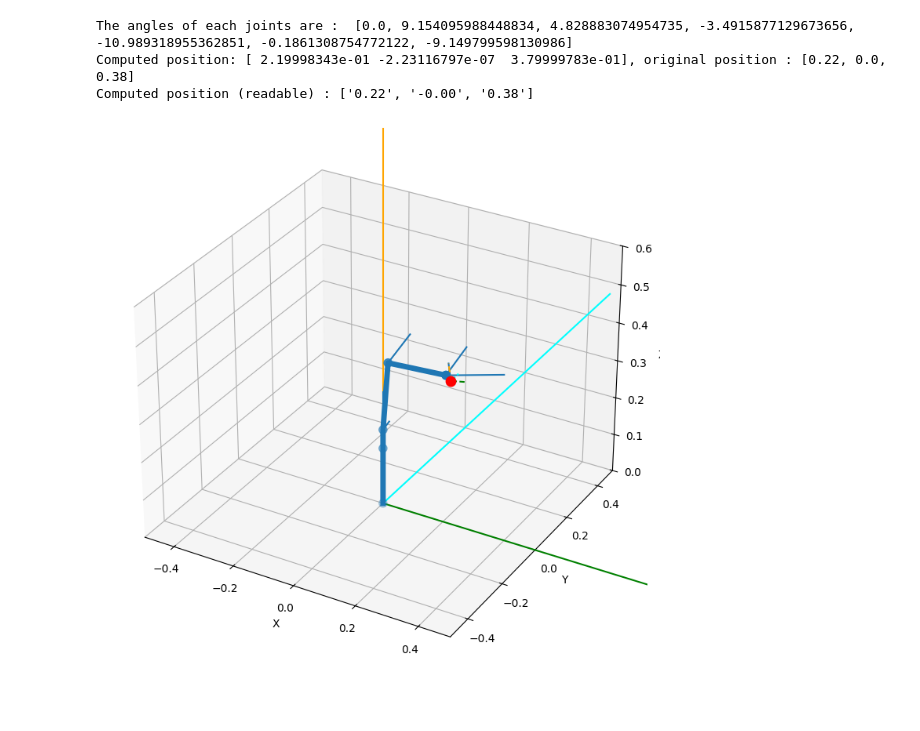
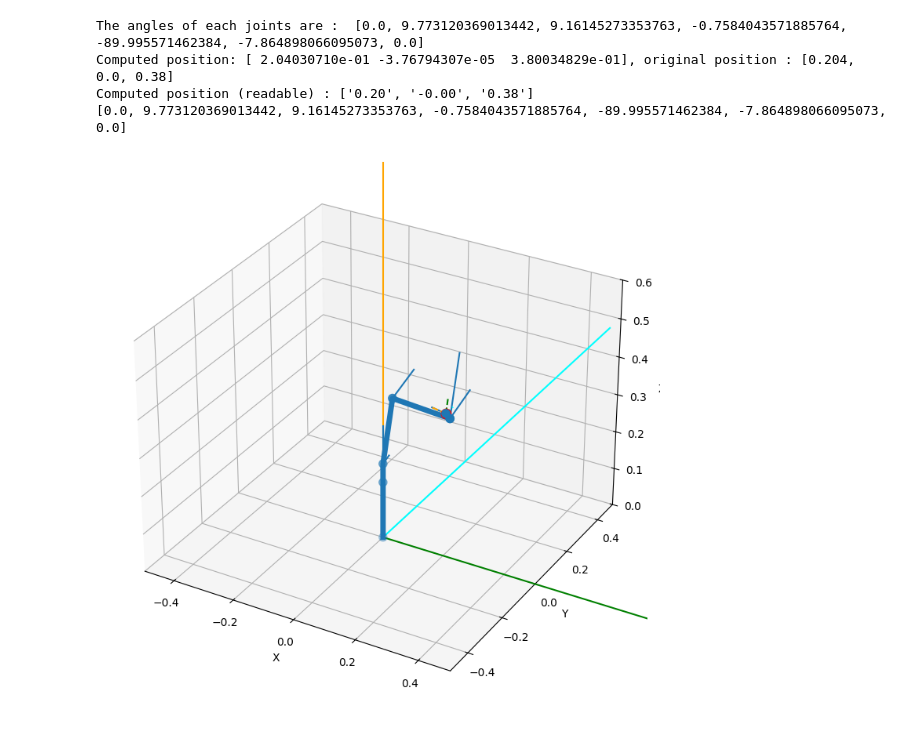
Before and after one commit to robko01/robko01_ros2, a Jupyter notebook: robko01.ipynb, the cells around one changed output. Saved outputs shown, nothing was run; the diff lists cells and outputs as text; code cells hidden in the pictures.

```diff
--- a/robko01.ipynb
+++ b/robko01.ipynb
@@ -14,11 +14,12 @@ import ikpy.utils.plot as plot_utils
 
 def compute(target_position, target_orientation):
     # Load the kinematics description.
-    my_chain = ikpy.chain.Chain.from_urdf_file("urdf/robko01.urdf",active_links_mask=[False, True, True, True, True, True, True])
+    my_chain = ikpy.chain.Chain.from_urdf_file("urdf/robko01.urdf",active_links_mask=[False, True, True, True, True, True, False])
 
     # Inverst calculations.
     ik = my_chain.inverse_kinematics(target_position, target_orientation, orientation_mode="Y")
-    print("The angles of each joints are : ", list(map(lambda r: math.degrees(r), ik.tolist())))
+    robot_angles = list(map(lambda r: math.degrees(r), ik.tolist()))
+    print("The angles of each joints are : ", robot_angles)
 
     # Forward calculations.
     computed_position = my_chain.forward_kinematics(ik)
@@ -38,14 +39,20 @@ def compute(target_position, target_orientation):
     ax.set_zlim(0, 0.6)
     plt.ion()
 
-# target positions.
-# target_position = [ 0.175, 0.0, 0.380]
-# target_position = [ 0.220, 0.0, 0.380]
-target_position = [ 0.220, 0.0, 0.380]
-target_orientation = [0, 0, 0]
-compute(target_position, target_orientation)
+    return robot_angles
-# %% [output]
-The angles of each joints are :  [0.0, 9.154095988448834, 4.828883074954735, -3.4915877129673656, -10.989318955362851, -0.1861308754772122, -9.149799598130986]
-Computed position: [ 2.19998343e-01 -2.23116797e-07  3.79999783e-01], original position : [0.22, 0.0, 0.38]
-Computed position (readable) : ['0.22', '-0.00', '0.38']
-[figure, removed]
+# %%
+from robko01.communicators.serial.communicator import Communicator
+# target positions.
+# target_position = [ 0.175, 0.0, 0.380]
+# target_position = [ 0.220, 0.0, 0.380]
+target_position = [ 0.204, 0.0, 0.380]
+# target_position = [ 0.0, 0.0, 0.0]
+target_orientation = [0, 0, 0]
+robot_angles = compute(target_position, target_orientation)
+print(robot_angles)
+# %% [output]
+The angles of each joints are :  [0.0, 9.773120369013442, 9.16145273353763, -0.7584043571885764, -89.995571462384, -7.864898066095073, 0.0]
+Computed position: [ 2.04030710e-01 -3.76794307e-05  3.80034829e-01], original position : [0.204, 0.0, 0.38]
+Computed position (readable) : ['0.20', '-0.00', '0.38']
+[0.0, 9.773120369013442, 9.16145273353763, -0.7584043571885764, -89.995571462384, -7.864898066095073, 0.0]
+[figure, added]
```
